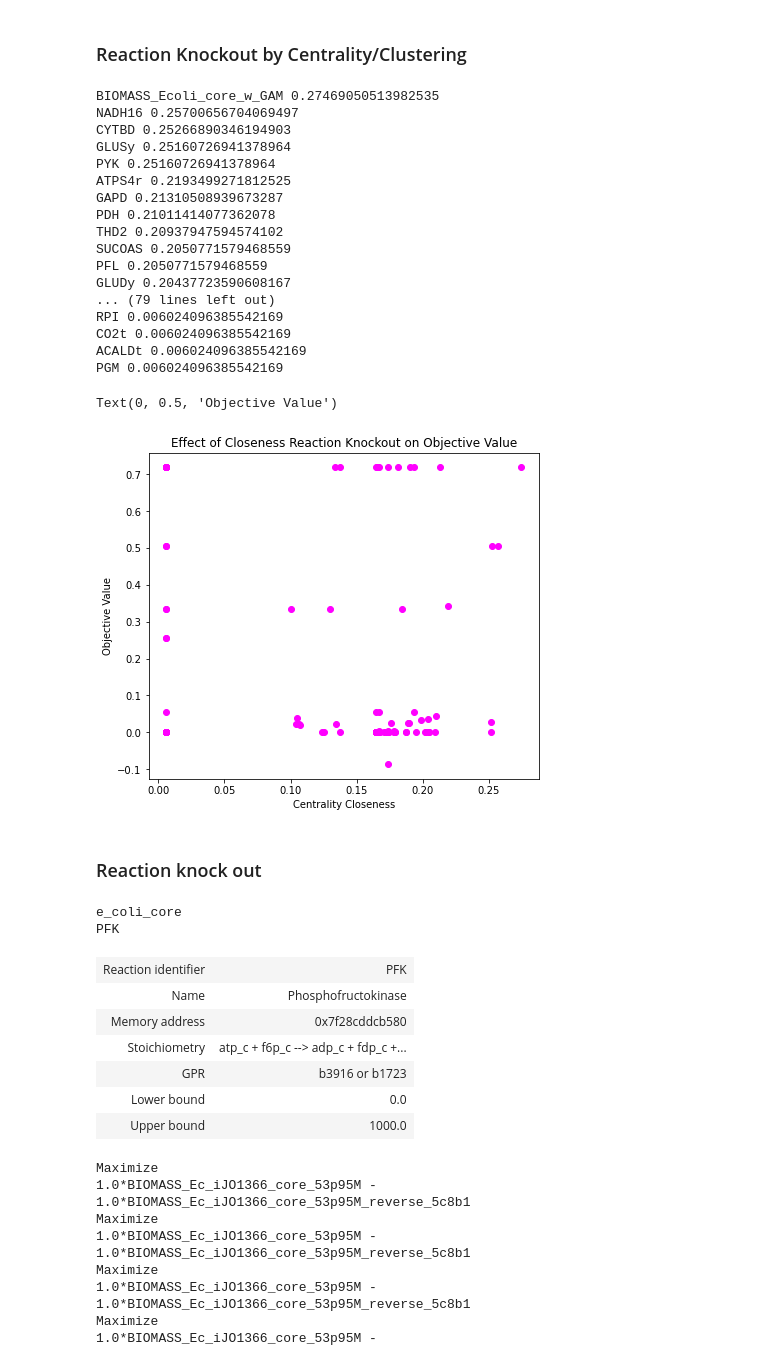
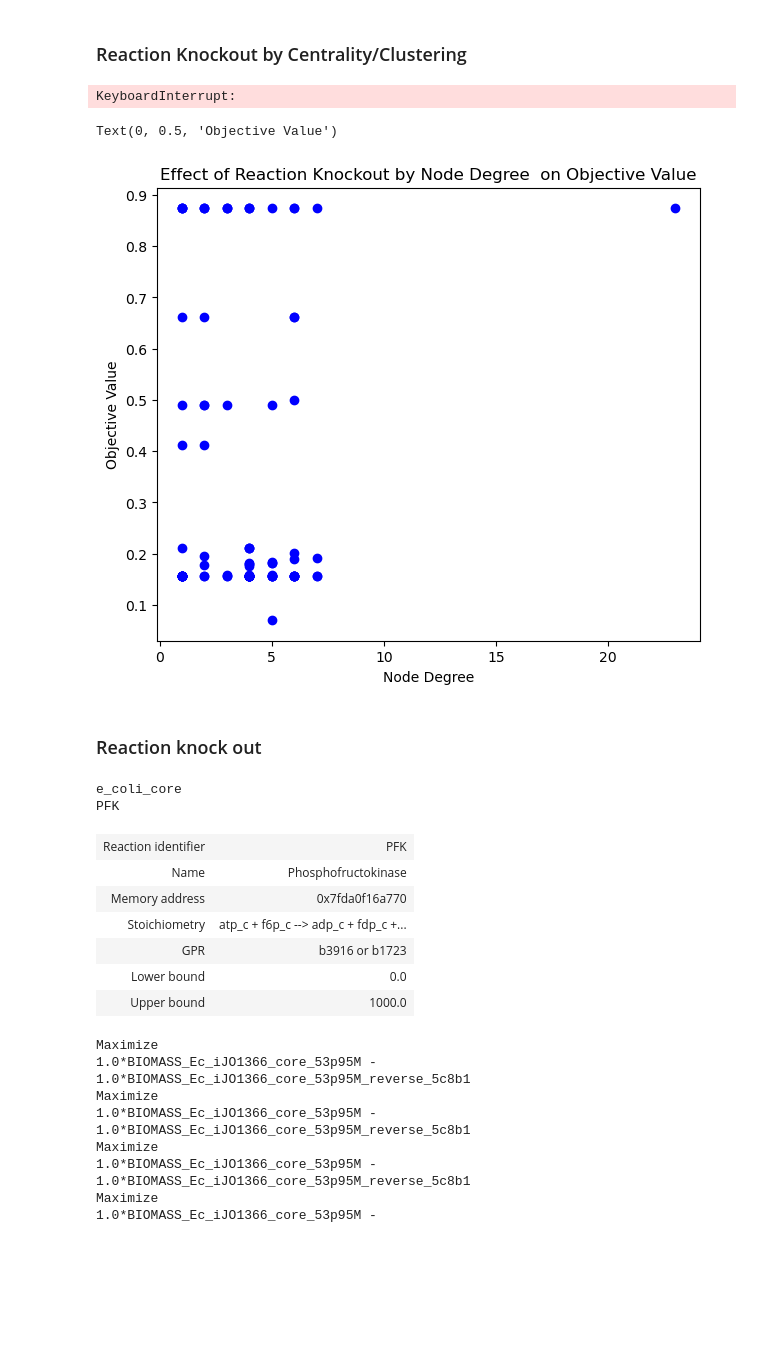
Before and after one commit to the-rich-piana/CSCI_Networks, a Jupyter notebook: Final_Project/networks_metabolism.ipynb, the cells around one changed output. Saved outputs shown, nothing was run; the diff lists cells and outputs as text; code cells hidden in the pictures; blank space fills up the shorter version.

```diff
--- a/Final_Project/networks_metabolism.ipynb
+++ b/Final_Project/networks_metabolism.ipynb
@@ -151,0 +154,13 @@ print(longest_path)
+# %%
+B.nodes['BIOMASS_Ecoli_core_w_GAM']
+G = B.copy()
+G.remove_node("BIOMASS_Ecoli_core_w_GAM") #Important to remove this otherwise just jumps through Pseudoreaction.
+G.remove_node("G6PDH2r")
+G.remove_node("pyr_c")
+
+
+paths = nx.all_shortest_paths(G, "glc__D_e", "nadp_c" )
+
+for i in paths:
+    print(i)
+    #
@@ -232,44 +284,41 @@ plt.show()
 
 #C = nx.degree_centrality(B)
 
-C = nx.closeness_centrality(B)
+#C = nx.closeness_centrality(B)
 #measures closeness. The more central a node is the more close it is to others. Measures the shortest
 #distance to adjacent nodes.
 
-#nx.harmonic_centrality(B)
+C = nx.harmonic_centrality(B)
+#C = nx.in_degree_centrality(B)
+#C = nx.degree()
 #Harmonic Centrality - average of reciprical distance
-
 #Sort and Reverse
 C = {k: v for k, v in sorted(C.items(), key=lambda item: item[1])}
 
-C = dict(reversed(list(C.items())))
+#C = dict(reversed(list(C.items())))
 C_list = []
 C_scores = []
 for str, func in C.items():
     if str in rxns:
-        print(str, func)
+       # print(str, func)
         C_list.append(str)
         C_scores.append(func)
+
+C_list = []
+C_scores = []
+for (n, d) in B.degree():
+    if n in rxns:
+        C_list.append(n)
+        C_scores.append(d)
+
+
+#    C_list.append(n.degree)
+
+
 #for i in C.values:
 #    print(i)
 # %% [output]
-BIOMASS_Ecoli_core_w_GAM 0.27469050513982535
-NADH16 0.25700656704069497
-CYTBD 0.25266890346194903
-GLUSy 0.25160726941378964
-PYK 0.25160726941378964
-ATPS4r 0.2193499271812525
-GAPD 0.21310508939673287
-PDH 0.21011414077362078
-THD2 0.20937947594574102
-SUCOAS 0.2050771579468559
-PFL 0.2050771579468559
-GLUDy 0.20437723590608167
-... (79 lines left out)
-RPI 0.006024096385542169
-CO2t 0.006024096385542169
-ACALDt 0.006024096385542169
-PGM 0.006024096385542169
+KeyboardInterrupt:
 # %%
 obj_vals = []
 tmodel = cobra.io.load_model('e_coli_core')
@@ -295,14 +344,15 @@ for i in C_list:
     obj_vals.append(delta)
 #tmodel.reactions.GLUDy.flux
 # %%
+plt.rcParams['figure.dpi'] = 100
 plt.rcParams["figure.figsize"] = (7,6)
-plt.scatter(C_scores, obj_vals, c='magenta')
-plt.title("Effect of Closeness Reaction Knockout on Objective Value")
-plt.xlabel("Centrality Closeness")
+plt.scatter(C_scores, obj_vals, c='blue')
+plt.title("Effect of Reaction Knockout by Node Degree  on Objective Value")
+plt.xlabel("Node Degree")
 plt.ylabel("Objective Value")
 # %% [output]
 Text(0, 0.5, 'Objective Value')
-[figure, old version]
+[figure, new version]
 # %% [markdown]
 <H3> Reaction knock out </h3>
 # %%
@@ -321,7 +371,7 @@ e_coli_core
 PFK
 | Reaction identifier | PFK |
 | Name | Phosphofructokinase |
-| Memory address | 0x7f28cddcb580 |
+| Memory address | 0x7fda0f16a770 |
 | Stoichiometry | atp_c + f6p_c --> adp_c + fdp_c +... |
 | GPR | b3916 or b1723 |
 | Lower bound | 0.0 |
```
Also changed, not shown: parts of 8 cells of this notebook.
